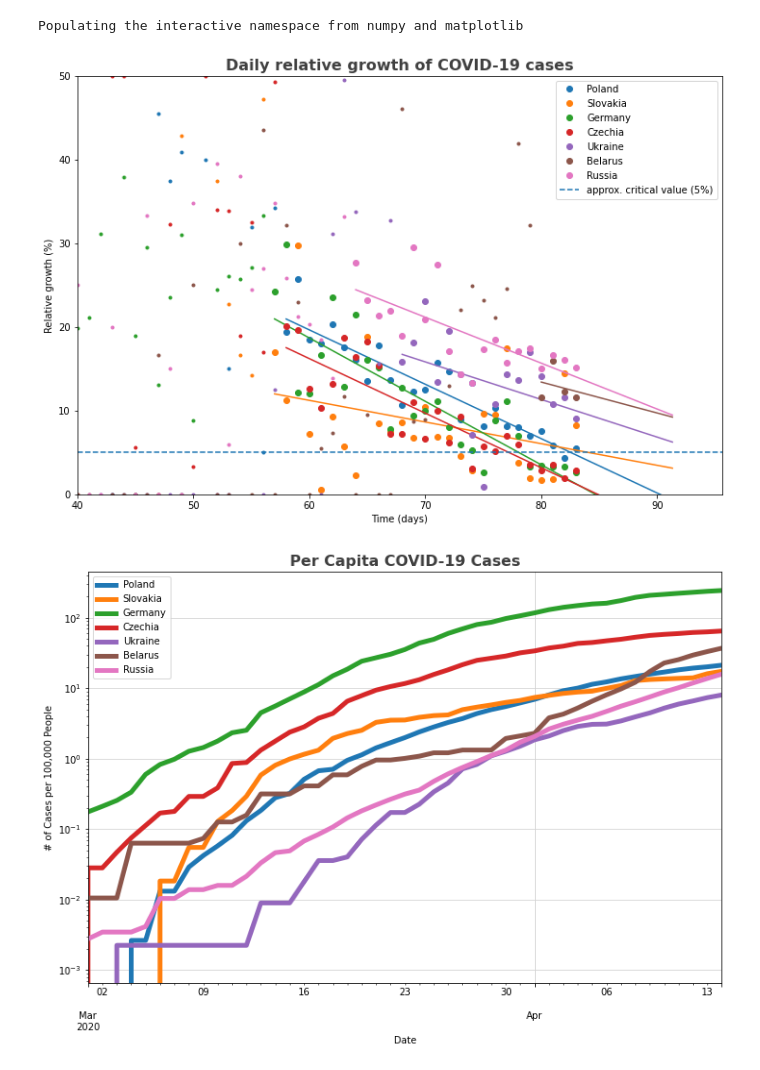
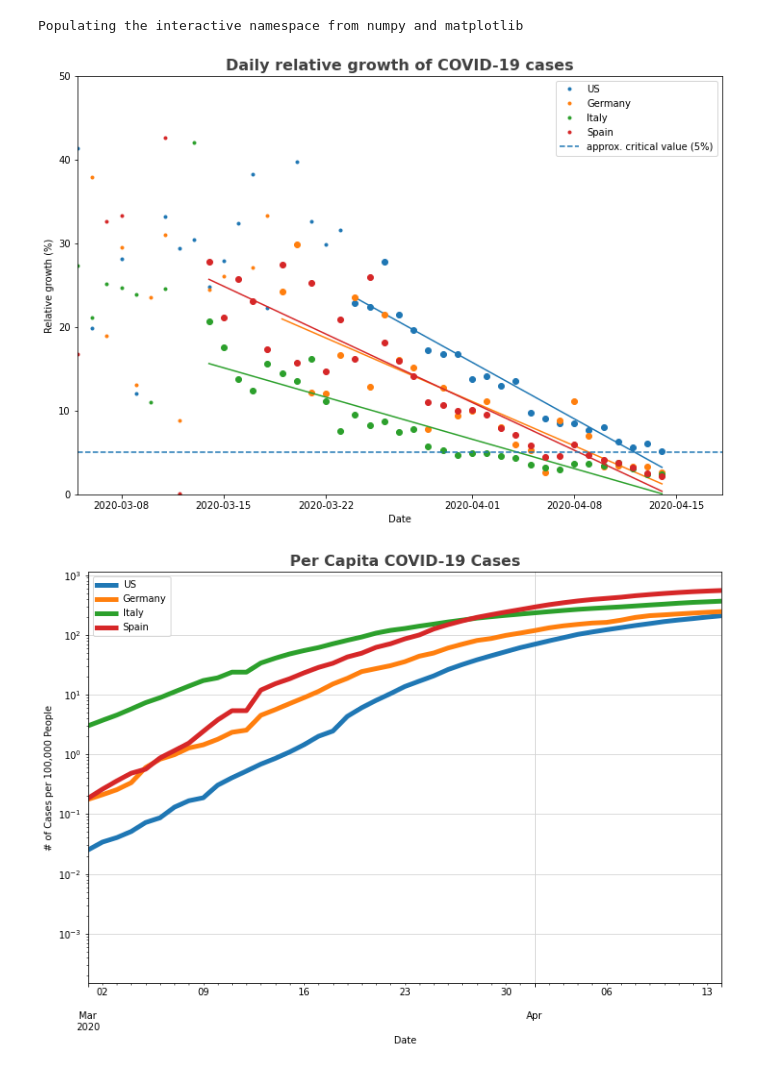
Before and after one commit to jochym/covid_plots, a Jupyter notebook: Covid_plots.ipynb, the cells around one changed output. Cells and saved outputs as stored; diff of their text form; code cells hidden in the pictures.

```diff
--- a/Covid_plots.ipynb
+++ b/Covid_plots.ipynb
@@ -20,7 +20,7 @@ selcnt = ['Poland','Sweden','US','Germany','Norway','Italy','Spain']
 #selcnt = ['Poland', 'Germany', 'Sweden', 'Norway', 'China', 'US']
 selcnt = ['Poland', 'Slovakia', 'Germany', 'Czechia', 'Ukraine', 'Belarus', 'Russia']
 #selcnt = ['Poland', 'Germany','Sweden','US','Norway','Italy','Spain']
-#selcnt = ['Germany','Norway','Italy','Spain']
+selcnt = ['US', 'Germany', 'Italy', 'Spain']
 #selcnt = ['Poland', 'Sweden', 'US', 'Norway']
 # %%
 # Prepare the data
@@ -87,28 +87,30 @@ for country in victperc:
 # %%
 fig = plt.figure(figsize=(12,8))
 
-
-for c in selcnt:
+for n, c in enumerate(selcnt):
     m = ~ (np.isnan(rel[c].values) | np.isinf(rel[c].values))
     t = np.arange(m.size)
+    t = rel.index.to_pydatetime()
     for s, v in zip(t[m][::-1], rel[c].values[m][::-1]):
         if v>0.3 :
             break
     mm = m & (t > s)
-    regr.fit(t[mm].reshape(-1,1), rel[c].values[mm])
-    p = plt.plot(t[m], 100*rel[c].values[m], '.')[0]
-    plt.plot(t[mm], 100*rel[c].values[mm], 'o', color=p.get_color(), label=c)
-    x = linspace(t[mm][-s:].min(), 1.1*t[mm][-s:].max(), 100)
-    plt.plot(x, 100 * regr.predict(x.reshape(-1,1)), color=p.get_color())
+    x = arange(rel.index.size)
+    fit = polyfit(x[mm], rel[c].values[mm], 1)
+    p = plt.plot(rel.index[m], 100*rel[c].values[m], '.', label=c)[0]
+    plt.plot(rel.index[mm], 100*rel[c].values[mm], 'o', color=p.get_color())
+    plt.plot(rel.index[mm], 100 * polyval(fit, x[mm]), color=p.get_color())
+
 plt.axhline(5, ls='--', label='approx. critical value (5%)')
 plt.ylim(0,50)
-plt.xlim(40, None)
+plt.xlim(pd.Timestamp('2020-03-5'),None)
 plt.title('Daily relative growth of COVID-19 cases', fontsize = 16, weight = 'bold', alpha = .75)
 plt.ylabel('Relative growth (%)')
-plt.xlabel('Time (days)')
-plt.legend();
+plt.xlabel('Date')
+plt.legend()
+plt.savefig('relative_growth.png');
 # %% [output]
-[figure, old version]
+[figure, new version]
 # %%
 percapitaplot = percapita[selcnt].plot(figsize=(12,8), linewidth=5, logy=LOGY)
 percapitaplot.grid(color='#d4d4d4')
@@ -118,7 +120,7 @@ percapitaplot.set_xlim(pd.Timestamp('2020-03-1'),None)
 percapitaplot.set_title("Per Capita COVID-19 Cases",
                         fontsize = 16, weight = 'bold', alpha = .75);
 # %% [output]
-[figure, old version]
+[figure, new version]
 # %%
 vplot = victperc[selcnt].plot(figsize=(12,8), linewidth=5, logy=LOGY)
 vplot.grid(color='#d4d4d4')
```
Also changed, not shown: parts of 3 cells of this notebook, 4 other files.
